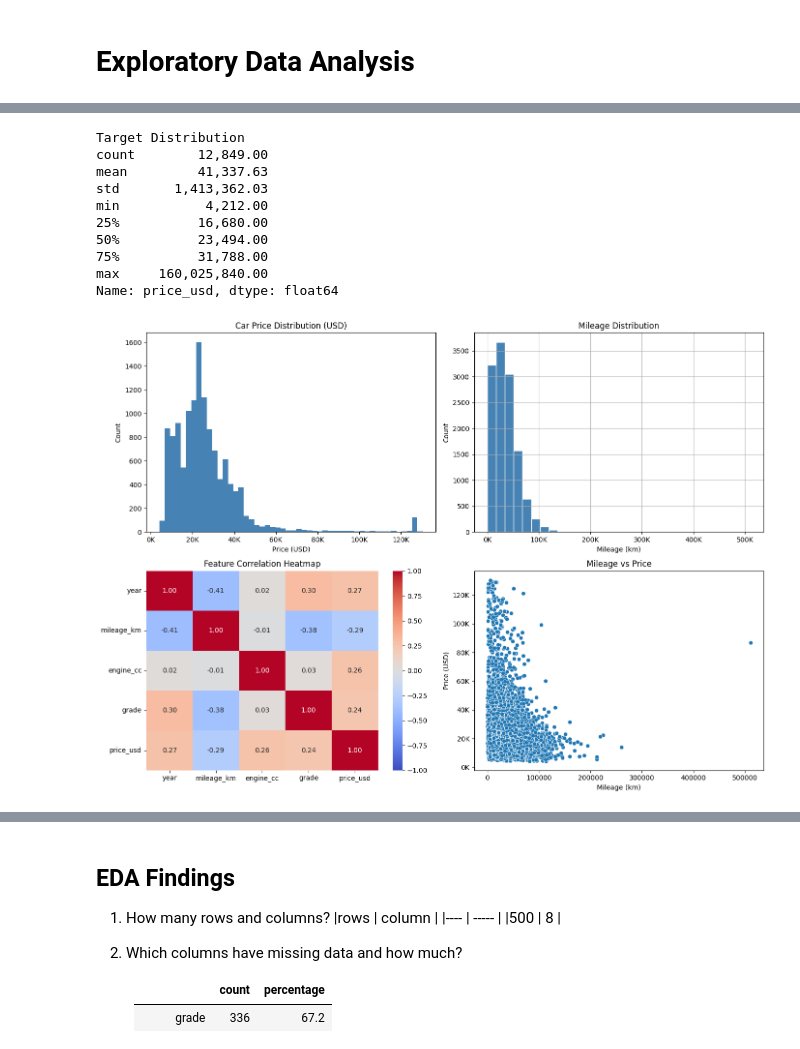
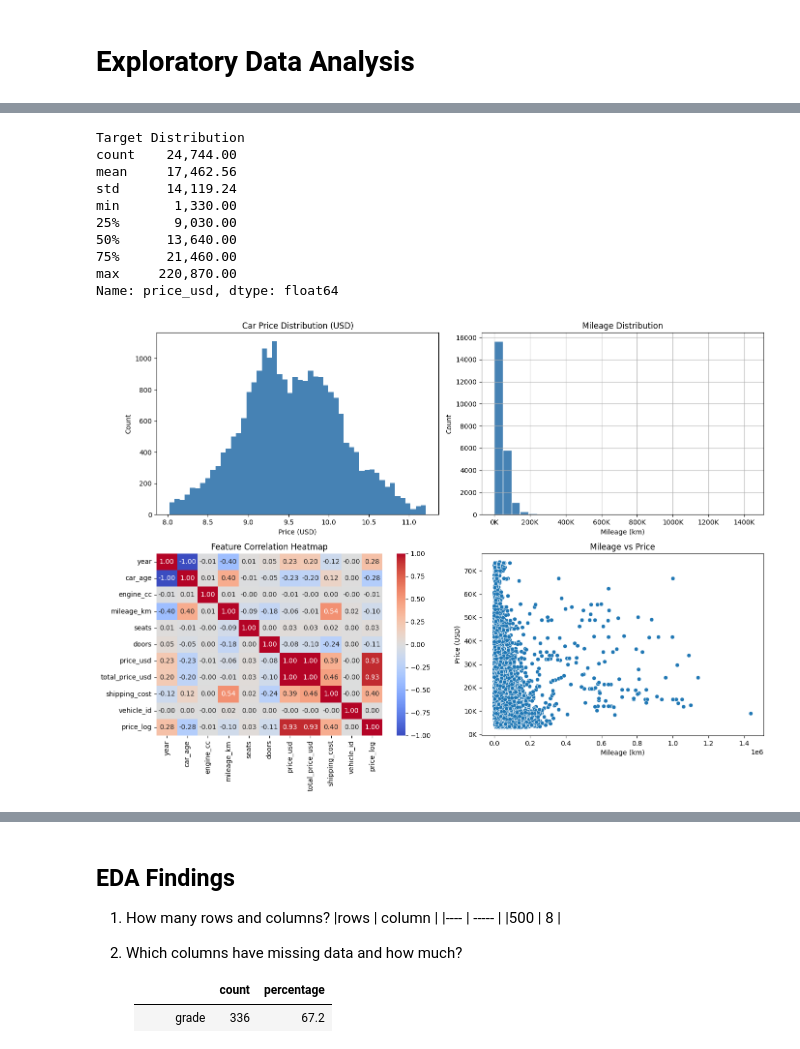
Before and after one commit to sirsona/japan-car-import, a Jupyter notebook: notebooks/02_eda.ipynb, the cells around one changed output, grey strips where cells are left out. Drawn from its saved outputs; the diff is of its cells as text; code cells hidden in the pictures.

Commit message:
analysis: perform exploratory data analysis

```diff
--- a/notebooks/02_eda.ipynb
+++ b/notebooks/02_eda.ipynb
@@ -10,6 +10,6 @@ import matplotlib.ticker as mtick
 pd.options.display.float_format = '{:,.2f}'.format
 # %%
 # load data
-df = pd.read_csv('../data/clean/clean_cars_from_japan.csv')
+df = pd.read_csv('../data/clean/5_beforward_clean_data.csv')
 df
 # %% [output]
@@ -90,34 +96,40 @@ print("Target Distribution")
 print(df[TARGET].describe())
 # %% [output]
 Target Distribution
-count        12,849.00
-mean         41,337.63
-std       1,413,362.03
-min           4,212.00
-25%          16,680.00
-50%          23,494.00
-75%          31,788.00
-max     160,025,840.00
+count    24,744.00
+mean     17,462.56
+std      14,119.24
+min       1,330.00
+25%       9,030.00
+50%      13,640.00
+75%      21,460.00
+max     220,870.00
 Name: price_usd, dtype: float64
 # %%
 # Clip extreme outliers
-df = df[df["price_usd"] < df["price_usd"].quantile(0.99)]
+q_low = df["price_usd"].quantile(0.01)
+q_high = df["price_usd"].quantile(0.99)
+
+df = df[(df["price_usd"] >= q_low) & (df["price_usd"] <= q_high)]
 # %%
 # Visualization
+
+# log transform target
+df['price_log'] = np.log1p(df[TARGET])
 
 fig, axes = plt.subplots(2, 2, figsize=(14, 10))
 
 # Target distribution (Price)
 
-df[TARGET].dropna().plot(kind="hist", bins=50, ax=axes[0, 0], color="steelblue")
+df["price_log"].dropna().plot(kind="hist", bins=50, ax=axes[0, 0], color="steelblue")
 axes[0, 0].set_title("Car Price Distribution (USD)")
 axes[0, 0].set_xlabel("Price (USD)")
 axes[0, 0].set_ylabel("Count")
 
-# format in millions/thousands
-axes[0, 0].xaxis.set_major_formatter(
-    mtick.FuncFormatter(lambda x, _: f"{x/1000:.0f}K")
-)
+# # format in millions/thousands
+# axes[0, 0].xaxis.set_major_formatter(
+#     mtick.FuncFormatter(lambda x, _: f"{x/1000:.0f}K")
+# )
 
 # Mileage distribution
 df["mileage_km"].dropna().hist(
@@ -143,32 +155,32 @@ num_cols = df.select_dtypes(include=np.number).columns
 sns.heatmap(
     df[num_cols].corr(),
     annot=True,
     fmt=".2f",
     cmap="coolwarm",
     vmin=-1,
     vmax=1,
     ax=axes[1, 0]
 )
 
 axes[1, 0].set_title("Feature Correlation Heatmap")
 
 # Mileage vs Price
 sns.scatterplot(
     x=df["mileage_km"],
     y=df[TARGET],
     ax=axes[1, 1]
 )
 
 axes[1, 1].set_title("Mileage vs Price")
 axes[1, 1].set_xlabel("Mileage (km)")
 axes[1, 1].set_ylabel("Price (USD)")
 
 axes[1, 1].yaxis.set_major_formatter(
     mtick.FuncFormatter(lambda x, _: f"{x/1000:.0f}K")
 )
 
 plt.tight_layout()
 plt.show()
 # %% [output]
-[figure, old version]
+[figure, new version]
 # %%
```
Also changed, not shown: parts of 6 cells of this notebook.
